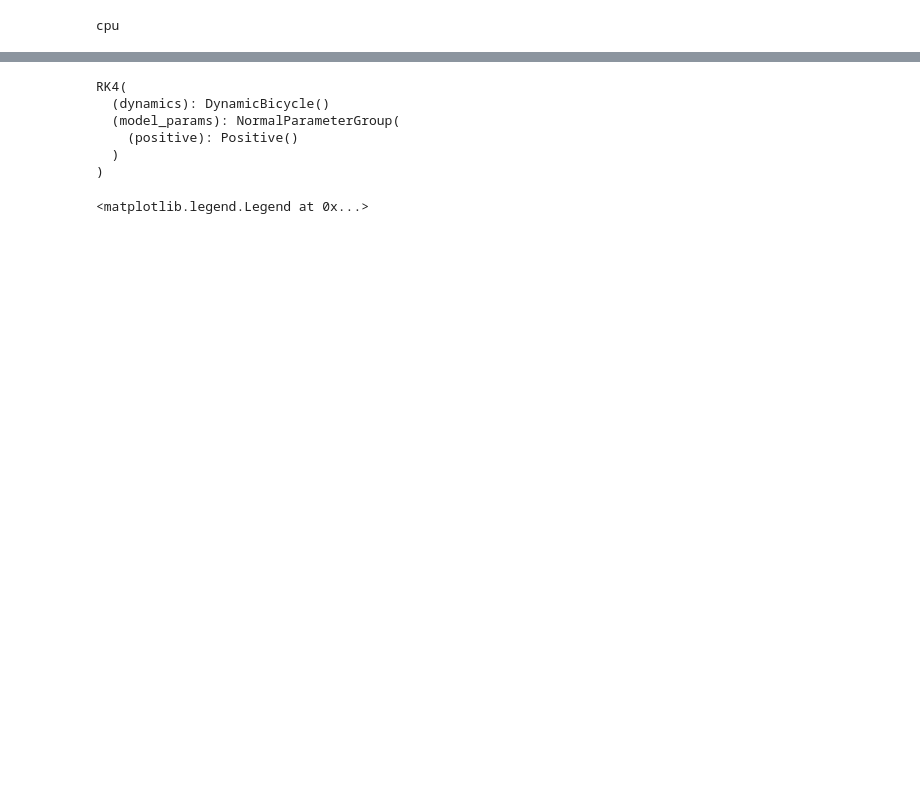
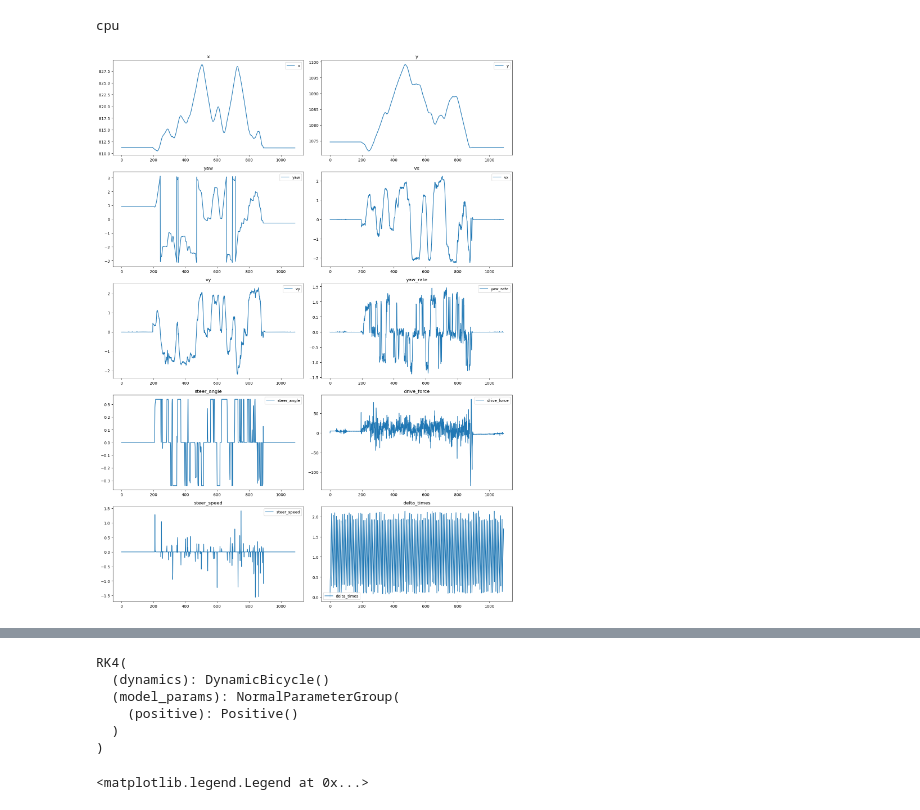
Before and after one commit to nandantumu/PIT, a Jupyter notebook: bin/ModelFitting.ipynb, the cells around one changed output, grey strips where cells are left out. Drawn from its saved outputs; the diff is of its cells as text; code cells hidden in the pictures; blank space fills up the shorter version.

```diff
--- a/bin/ModelFitting.ipynb
+++ b/bin/ModelFitting.ipynb
@@ -44,6 +47,60 @@ delta_times = torch.tensor(data['dt'])
 #     delta_times = torch.tensor(data['dt'])
 # except KeyError:
 #     delta_times = time[1:] - time[:-1]
+# %%
+# Plot each tensor
+fig, axs = plt.subplots(5, 2, figsize=(15, 20))
+
+# Plot x and y
+axs[0, 0].plot(x.numpy(), label='x')
+axs[0, 0].set_title('x')
+axs[0, 0].legend()
+
+axs[0, 1].plot(y.numpy(), label='y')
+axs[0, 1].set_title('y')
+axs[0, 1].legend()
+
+# Plot yaw and vx
+axs[1, 0].plot(yaw.numpy(), label='yaw')
+axs[1, 0].set_title('yaw')
+axs[1, 0].legend()
+
+axs[1, 1].plot(vx.numpy(), label='vx')
+axs[1, 1].set_title('vx')
+axs[1, 1].legend()
+
+# Plot vy and yaw_rate
+axs[2, 0].plot(vy.numpy(), label='vy')
+axs[2, 0].set_title('vy')
+axs[2, 0].legend()
+
+axs[2, 1].plot(yaw_rate.numpy(), label='yaw_rate')
+axs[2, 1].set_title('yaw_rate')
+axs[2, 1].legend()
+
+# Plot steer_angle and drive_force
+axs[3, 0].plot(steer_angle.numpy(), label='steer_angle')
+axs[3, 0].set_title('steer_angle')
+axs[3, 0].legend()
+
+axs[3, 1].plot(drive_force.numpy(), label='drive_force')
+axs[3, 1].set_title('drive_force')
+axs[3, 1].legend()
+
+# Plot steer_speed and delta_times
+axs[4, 0].plot(steer_speed.numpy(), label='steer_speed')
+axs[4, 0].set_title('steer_speed')
+axs[4, 0].legend()
+
+axs[4, 1].plot(delta_times.numpy(), label='delta_times')
+axs[4, 1].set_title('delta_times')
+axs[4, 1].legend()
+
+# Show the plots
+plt.tight_layout()
+plt.show()
+# %% [output]
+[figure, added]
 # %%
 # %%
 initial_state = torch.tensor([x[0],y[0],yaw[0],vx[0],vy[0],yaw_rate[0],steer_angle[0]]).to(DEVICE)
```
Also changed, not shown: parts of 10 cells of this notebook, 3 other files.
